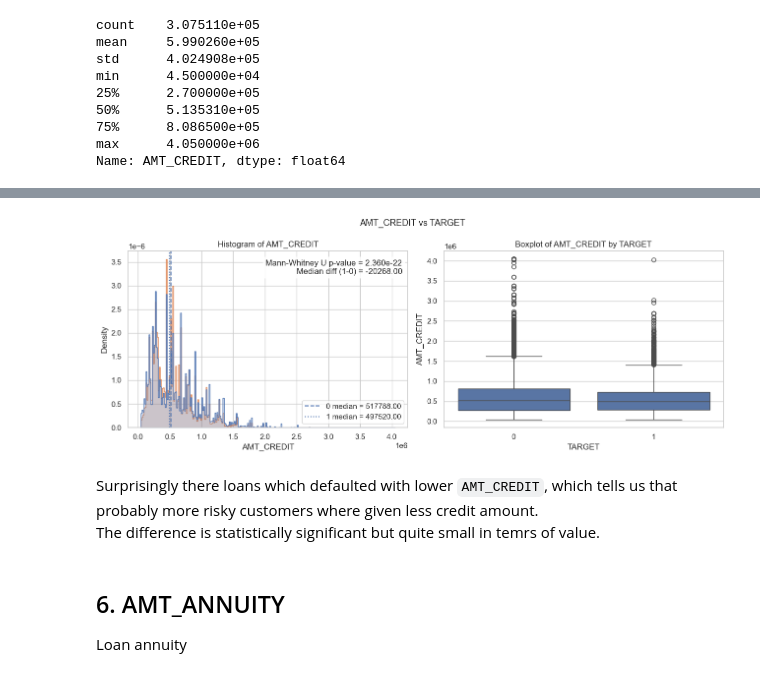
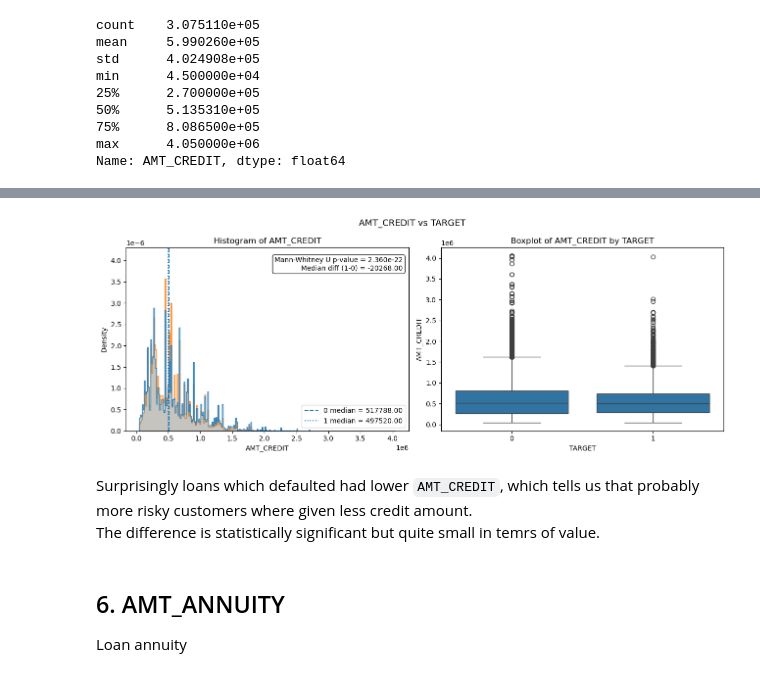
Before and after one commit to alek-ds/home-credit-default-risk-ak, a Jupyter notebook: notebooks/app_univariate_bivariate_loan.ipynb, the cells around one changed output, grey strips where cells are left out. Cells and saved outputs as stored; diff of their text form; code cells hidden in the pictures.

```diff
--- a/notebooks/app_univariate_bivariate_loan.ipynb
+++ b/notebooks/app_univariate_bivariate_loan.ipynb
@@ -112,9 +115,9 @@ plot_quantitative_distribution(df=app_df, quant_var='AMT_CREDIT', log_scale=True
-# %%
-plot_quantitative_vs_binary(df=app_df, quantitative_var='AMT_CREDIT', binary_var='TARGET')
-# %% [output]
-[figure, removed]
+# %%
+plot_quantitative_vs_binary(df=app_df, quant_var='AMT_CREDIT', binary_var='TARGET')
+# %% [output]
+[figure, added]
 # %% [markdown]
-Surprisingly there loans which defaulted with lower `AMT_CREDIT`, which tells us that probably more risky customers where given less credit amount. <br>
+Surprisingly loans which defaulted had lower `AMT_CREDIT`, which tells us that probably more risky customers where given less credit amount. <br>
 The difference is statistically significant but quite small in temrs of value.
 # %% [markdown]
 ## 6. AMT_ANNUITY
```
Also changed, not shown: parts of 12 cells of this notebook, 7 other files.
